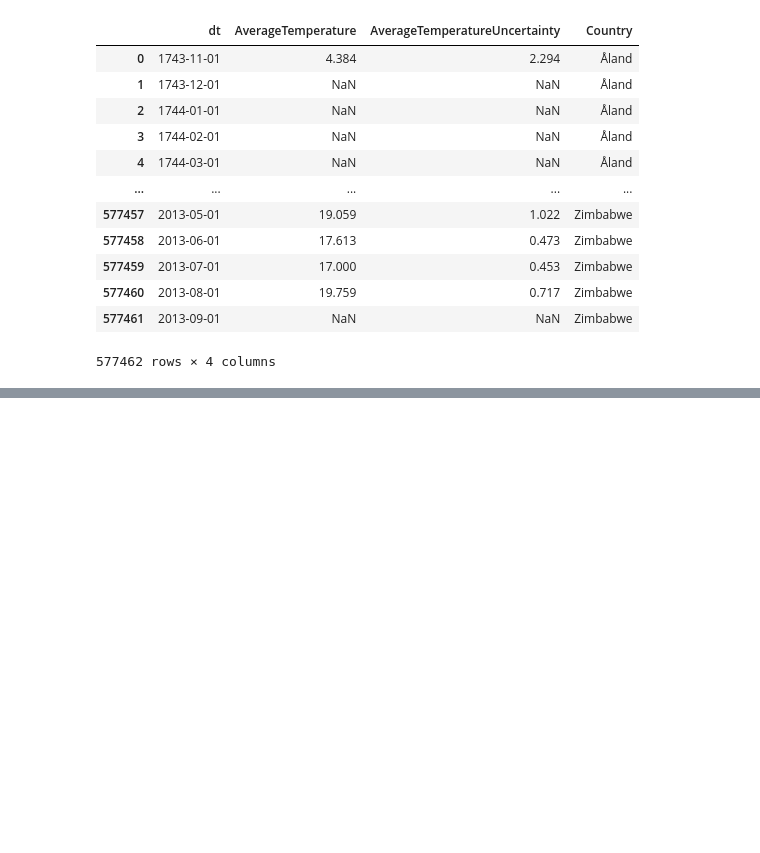
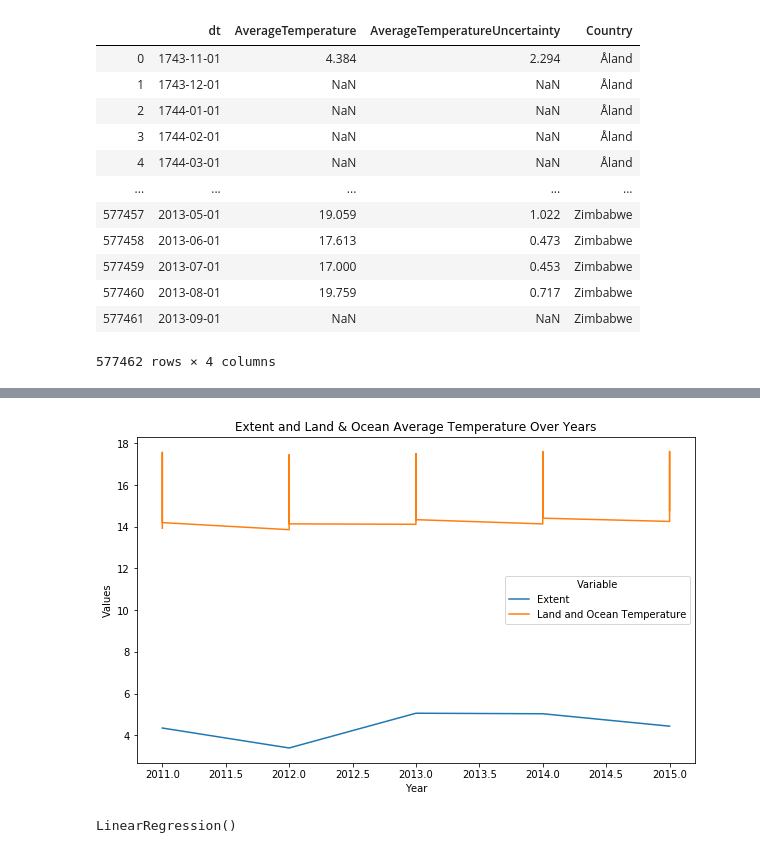
Before and after one commit to yveness7/Arctic_Mammals_mid_term_project, a Jupyter notebook: mammals data/preview climate data.ipynb, the cells around one changed output, grey strips where cells are left out. Drawn from its saved outputs; the diff is of its cells as text; code cells hidden in the pictures; blank space fills up the shorter version.

```diff
--- a/mammals data/preview climate data.ipynb
+++ b/mammals data/preview climate data.ipynb
@@ -42,0 +361,3 @@ global_temperatures_country
+# %%
+df = ice.merge(global_temperatures, on='Year', how='left').merge(global_temperatures_country, on='Year', how='left')
+df
@@ -42,0 +378,3 @@ global_temperatures_country
+# %%
+df.drop(['year', 'dt'], axis=1, inplace=True)
+df
@@ -42,0 +395,3 @@ global_temperatures_country
+# %%
+df=df.dropna(thresh=3)
+df
@@ -42,0 +412,4 @@ global_temperatures_country
+# %%
+mask_3=df["Year"]>2010
+df=df[mask_3]
+df
@@ -42,0 +430,17 @@ global_temperatures_country
+# %%
+plt.figure(figsize=(10, 6))
+
+# Plot using Matplotlib
+plt.plot(df['Year'], df['extent'], label='Extent')
+plt.plot(df['Year'], df['LandAndOceanAverageTemperature'], label='Land and Ocean Temperature')
+
+# Customize the plot
+plt.title('Extent and Land & Ocean Average Temperature Over Years')
+plt.xlabel('Year')
+plt.ylabel('Values')
+plt.legend(title='Variable')
+
+# Show the plot
+plt.show()
+# %% [output]
+[figure, added]
@@ -42,0 +457,4 @@ global_temperatures_country
+# %%
+lin.fit(X_train_d, y_train_d)
+# %% [output]
+LinearRegression()
```
Also changed, not shown: parts of 79 cells of this notebook.
